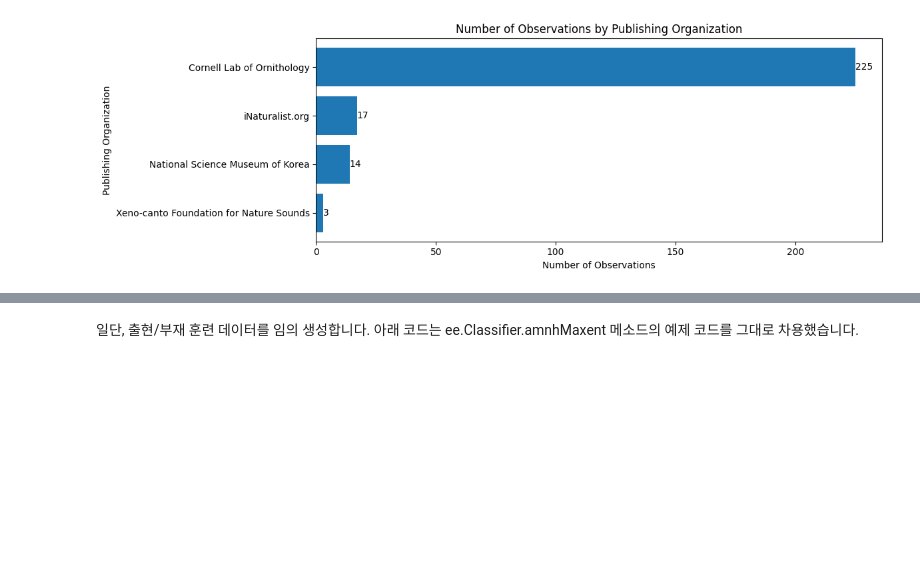
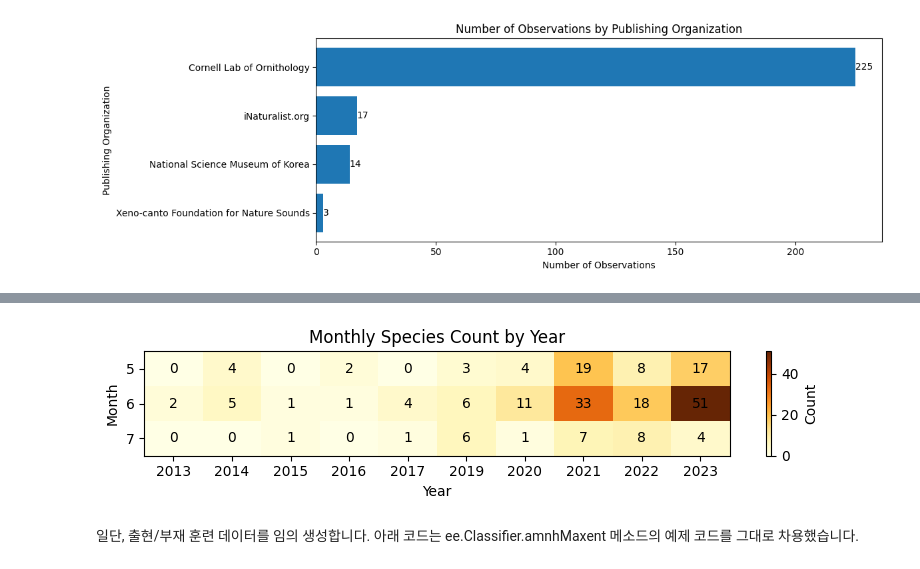
Before and after one commit to osgeokr/GEE-PAM-Book, a Jupyter notebook: Google_Earth_Engine_Maxent를_이용한_종_분포_모델링_Pitta_nympha.ipynb, the cells around one changed output, grey strips where cells are left out. Drawn from its saved outputs; the diff is of its cells as text; code cells hidden in the pictures; blank space fills up the shorter version.

```diff
--- a/Google_Earth_Engine_Maxent를_이용한_종_분포_모델링_Pitta_nympha.ipynb
+++ b/Google_Earth_Engine_Maxent를_이용한_종_분포_모델링_Pitta_nympha.ipynb
@@ -134,3 +187,13 @@ files.download('cornell_lab_of_ornithology_data.csv')
+# %%
+# Filtering data by year and month
+filtered_gdf = gdf[
+    (gdf['year'] >= 2000) &
+    (gdf['month'].between(5, 7))
+]
+
+plot_heatmap(filtered_gdf)
+# %% [output]
+[figure, added]
 # %% [markdown]
 일단, 출현/부재 훈련 데이터를 임의 생성합니다. 아래 코드는 ee.Classifier.amnhMaxent 메소드의 예제 코드를 그대로 차용했습니다.
 # %%
```
Also changed, not shown: parts of 9 cells of this notebook.
